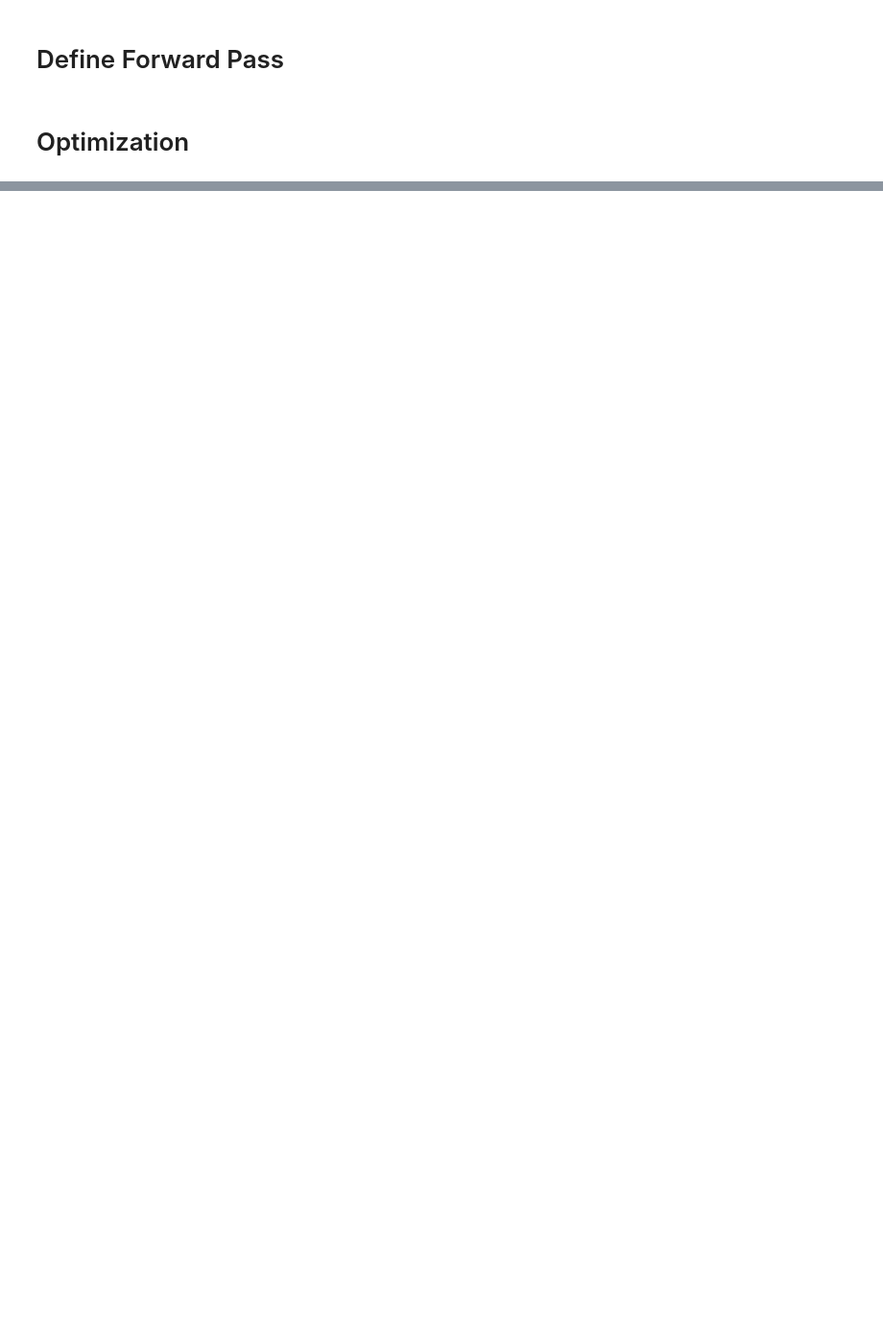
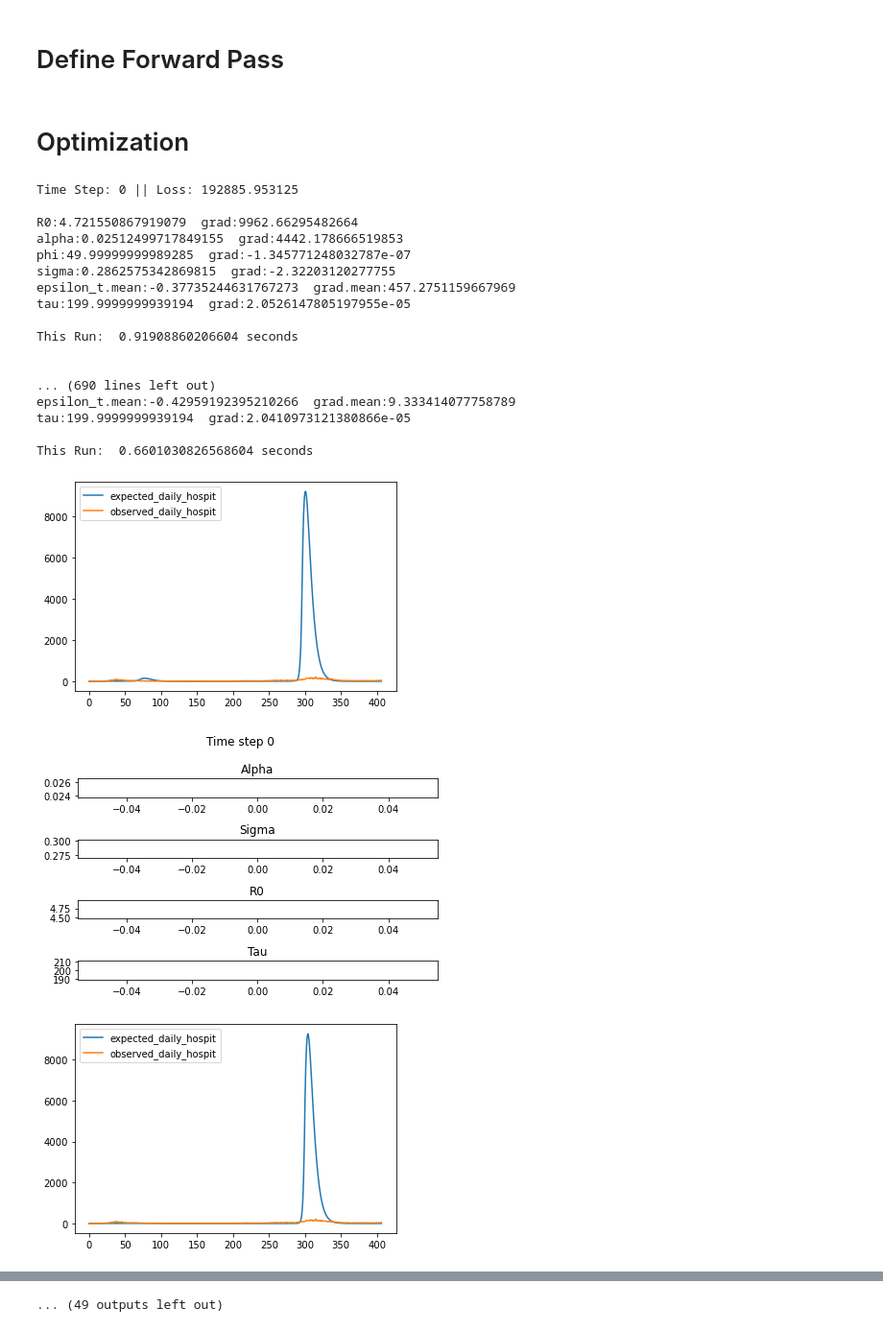
Before and after one commit to tsuehr/covid-prediction-tu, a Jupyter notebook: NLL.ipynb, the cells around one changed output, grey strips where cells are left out. Shown at 96% size. Saved outputs shown, nothing was run; the diff lists cells and outputs as text; code cells hidden in the pictures; blank space fills up the shorter version.

Commit message:
Multivariate loss calc for epsilon

```diff
--- a/NLL.ipynb
+++ b/NLL.ipynb
@@ -105,9 +123,22 @@ def calc_Rt(R0, epsilon_t, sigma, ll):
     # basic reproduction number as a latent random walk
     beta_0 = torch.log(R0)
     eta_t[0] = beta_0
-    for t in range(1, num_observations):
-        dist_epsilon_t = torch.distributions.Normal(epsilon_t[t - 1], sigma)
-        ll += dist_epsilon_t.log_prob(epsilon_t[t - 1])
+
+    #loss1 = 0
+    #loss2 = 0
+    #for t in range(1, num_observations):
+    #    dist_epsilon_t = torch.distributions.Normal(epsilon_t[t - 1], sigma)
+    #    ll += dist_epsilon_t.log_prob(epsilon_t[t])
+    #    loss1 += dist_epsilon_t.log_prob(epsilon_t[t])
+
+    loc = epsilon_t[:-1].clone()
+    scale = sigma * torch.ones(num_observations-1)
+    mvn = distributions.multivariate_normal.MultivariateNormal(loc, scale_tril=torch.diag(scale))
+    ll += mvn.log_prob(epsilon_t[1:].clone())
+    #loss2 = mvn.log_prob(epsilon_t[1:].clone())
+
+    #print(loss1, loss2)
+
     eta_t[1:num_observations] = beta_0 + epsilon_t[0:num_observations - 1].clone()
     Rt = torch.exp(eta_t)
     return Rt, ll
@@ -194,7 +225,7 @@ sigma_vis = []
 R0_vis = []
 tau_vis = []
 
-learning_rate = 1e-4
+learning_rate = 1e-6
 epochs = 1000
 complete_time = time.time()
 
@@ -213,7 +244,8 @@ for k in range(epochs):
     if k % 5 == 0:
         print(
             f'\n\nTime Step: {k} || Loss: {loss}\n\nR0:{R0}  grad:{R0_prime.grad}\nalpha:{alpha}  grad:{alpha_prime.grad}\n'
-            f'phi:{phi}  grad:{phi_prime.grad}\nsigma:{sigma}  grad:{sigma_prime.grad}\nepsilon_t.mean:{epsilon_t.mean()}  grad.mean:{epsilon_t.grad.mean()}\n')
+            f'phi:{phi}  grad:{phi_prime.grad}\nsigma:{sigma}  grad:{sigma_prime.grad}'
+            f'\nepsilon_t.mean:{epsilon_t.mean()}  grad.mean:{epsilon_t.grad.mean()}\ntau:{tau}  grad:{tau_prime.grad}\n')
         print("This Run:  %s seconds" % (time.time() - start_time))
     with torch.no_grad():  # this part is SGD. can also replace with loss.step
         tau_prime -= learning_rate * tau_prime.grad
@@ -229,30 +261,51 @@ for k in range(epochs):
         alpha_prime.grad = None
         sigma_prime.grad = None
         epsilon_t.grad = None
 
     # Visualization
     alpha_vis.append(alpha)
     sigma_vis.append(sigma)
     R0_vis.append(R0)
     tau_vis.append(tau)
 
     if k % 10 == 0:
         plt.plot(expected_daily_hospit.cpu().detach().numpy(), label='expected_daily_hospit')
         plt.plot(observed_daily_hospit.cpu().detach().numpy(), label='observed_daily_hospit')
         plt.legend()
 
         fig, axs = plt.subplots(4)
         fig.suptitle(f'Time step {k}')
         axs[0].plot(alpha_vis)
         axs[0].title.set_text('Alpha')
         axs[1].plot(sigma_vis)
         axs[1].title.set_text('Sigma')
         axs[2].plot(R0_vis)
         axs[2].title.set_text('R0')
         axs[3].plot(tau_vis)
         axs[3].title.set_text('Tau')
         fig.tight_layout()
         plt.show()
 
 
 print("Complete Run:  %s seconds" % (time.time() - complete_time))
+# %% [output]
+Time Step: 0 || Loss: 192885.953125
+
+R0:4.721550867919079  grad:9962.66295482664
+alpha:0.02512499717849155  grad:4442.178666519853
+phi:49.99999999989285  grad:-1.345771248032787e-07
+sigma:0.2862575342869815  grad:-2.32203120277755
+epsilon_t.mean:-0.37735244631767273  grad.mean:457.2751159667969
+tau:199.9999999939194  grad:2.0526147805197955e-05
+
+This Run:  0.91908860206604 seconds
+
+
+... (690 lines left out)
+epsilon_t.mean:-0.42959192395210266  grad.mean:9.333414077758789
+tau:199.9999999939194  grad:2.0410973121380866e-05
+
+This Run:  0.6601030826568604 seconds
+[figure, added]
+[figure, added]
+[figure, added]
@@ -258,0 +320 @@ print("Complete Run:  %s seconds" % (time.time() - complete_time))
+... (49 outputs left out)
```
Also changed, not shown: parts of 2 cells of this notebook, 1 other file.
